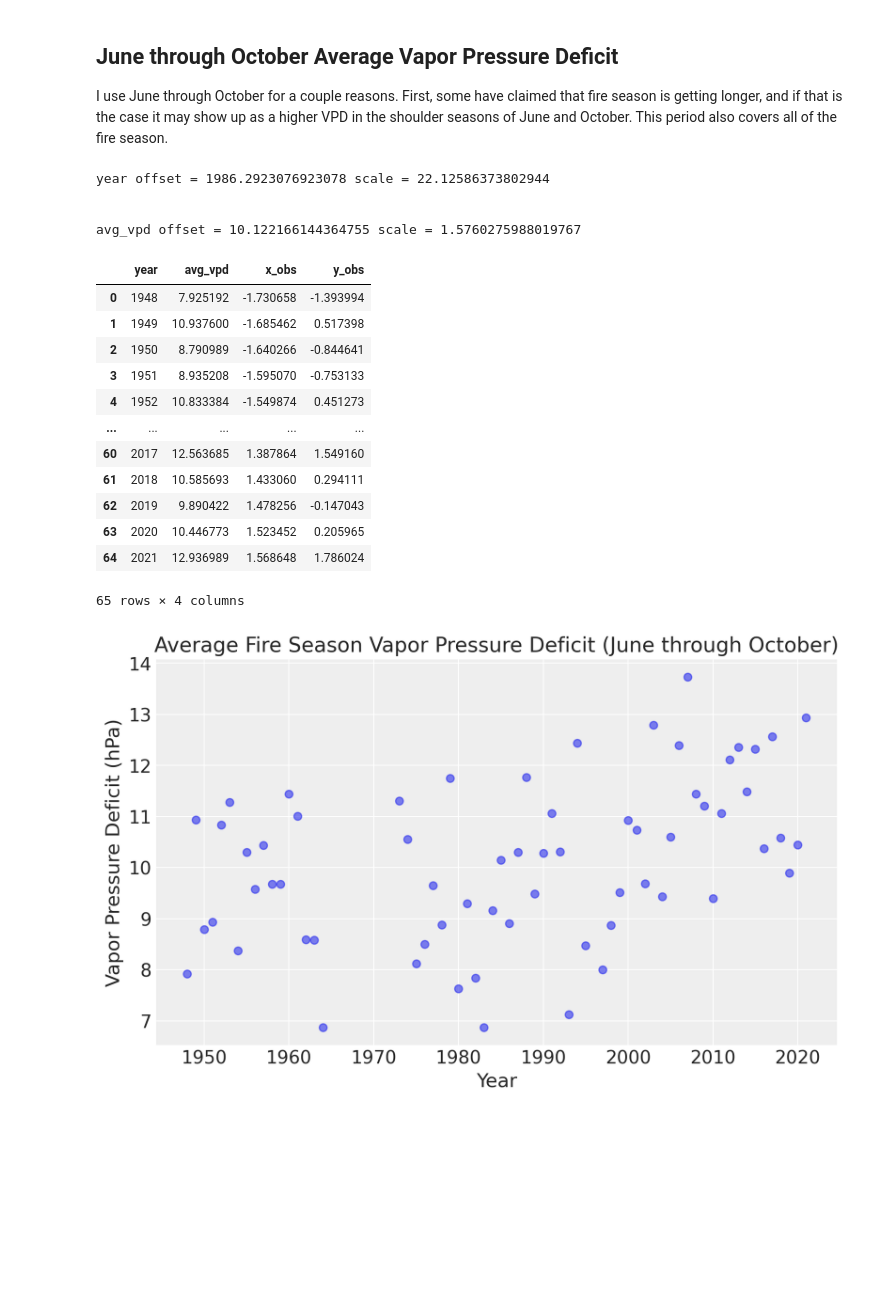
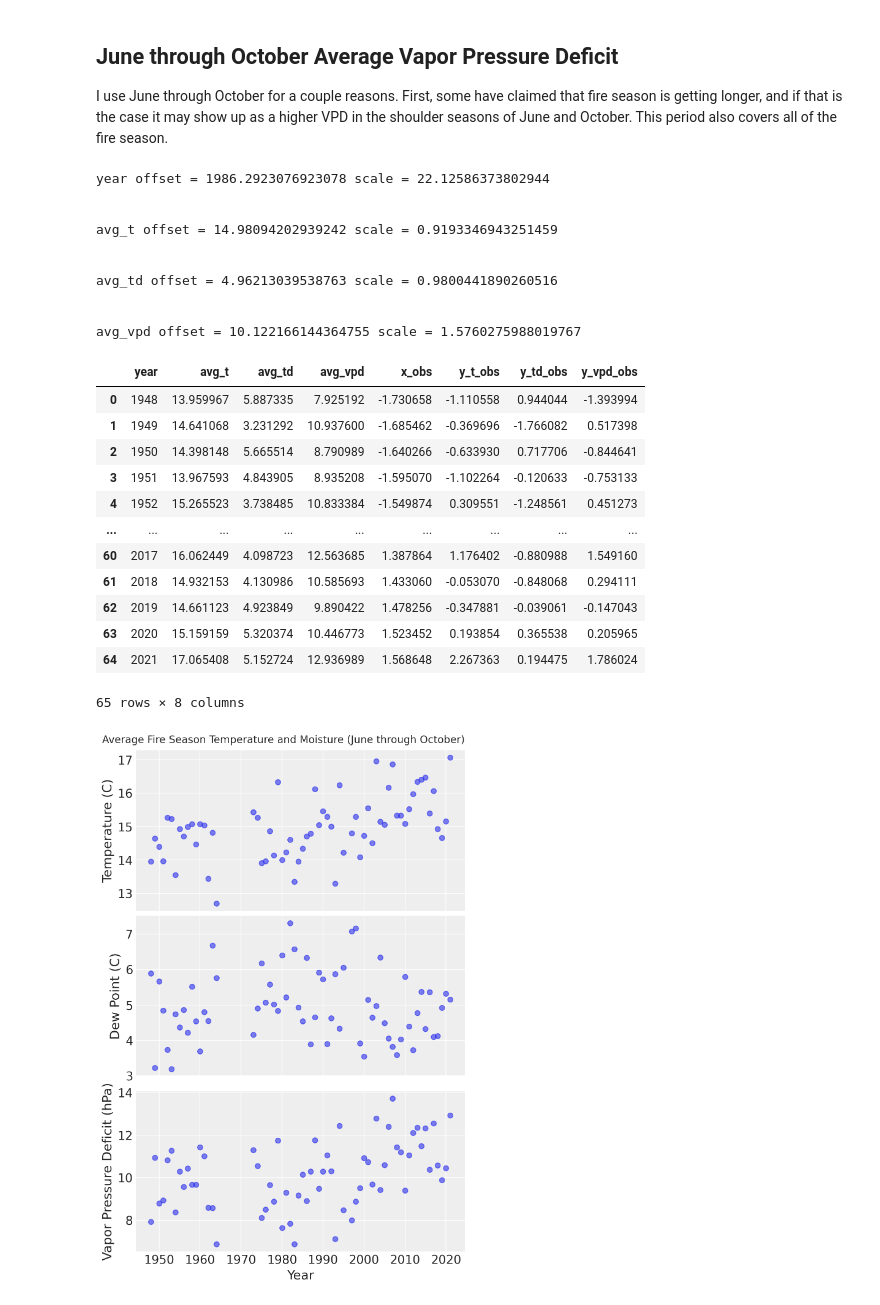
Before and after one commit to rnleach/bayes-trends, a Jupyter notebook: MissoulaLong.ipynb, the cells around one changed output. Saved outputs shown, nothing was run; the diff lists cells and outputs as text; code cells hidden in the pictures; blank space fills up the shorter version.

Commit message:
Added temperature and dew point.

```diff
--- a/MissoulaLong.ipynb
+++ b/MissoulaLong.ipynb
@@ -32,36 +32,51 @@ Connected to /home/ryan/programming/bayes-trends/default_archive/obs.db
 I use June through October for a couple reasons. First, some have claimed that fire season is getting longer, and if that is the case it may show up as a higher VPD in the shoulder seasons of June and October. This period also covers all of the fire season.
 # %%
 # Load the data
-data = get_monthly_average_vpd(arch, 'kmso', months=(6, 7, 8, 9, 10), starting=start, ending=end)
-df = pd.DataFrame(data, columns=["year", "avg_vpd"])
+data = get_monthly_average_data(arch, 'kmso', months=(6, 7, 8, 9, 10), starting=start, ending=end)
+df = pd.DataFrame(data, columns=["year", "avg_t", "avg_td", "avg_vpd"])
 
 x_norm, x_denorm = normalize_var(df, 'year', 'x_obs')
-y_norm, y_denorm = normalize_var(df, 'avg_vpd', 'y_obs')
+y_t_norm, y_t_denorm = normalize_var(df, 'avg_t', 'y_t_obs')
+y_td_norm, y_td_denorm = normalize_var(df, 'avg_td', 'y_td_obs')
+y_vpd_norm, y_vpd_denorm = normalize_var(df, 'avg_vpd', 'y_vpd_obs')
 
 df
 # %% [output]
 year offset = 1986.2923076923078 scale = 22.12586373802944
 
 
+avg_t offset = 14.98094202939242 scale = 0.9193346943251459
+
+
+avg_td offset = 4.96213039538763 scale = 0.9800441890260516
+
+
 avg_vpd offset = 10.122166144364755 scale = 1.5760275988019767
-|  | year | avg_vpd | x_obs | y_obs |
-| 0 | 1948 | 7.925192 | -1.730658 | -1.393994 |
-| 1 | 1949 | 10.937600 | -1.685462 | 0.517398 |
-| 2 | 1950 | 8.790989 | -1.640266 | -0.844641 |
-| 3 | 1951 | 8.935208 | -1.595070 | -0.753133 |
-| 4 | 1952 | 10.833384 | -1.549874 | 0.451273 |
-| ... | ... | ... | ... | ... |
-| 60 | 2017 | 12.563685 | 1.387864 | 1.549160 |
-| 61 | 2018 | 10.585693 | 1.433060 | 0.294111 |
-| 62 | 2019 | 9.890422 | 1.478256 | -0.147043 |
-| 63 | 2020 | 10.446773 | 1.523452 | 0.205965 |
-| 64 | 2021 | 12.936989 | 1.568648 | 1.786024 |
+|  | year | avg_t | avg_td | avg_vpd | x_obs | y_t_obs | y_td_obs | y_vpd_obs |
+| 0 | 1948 | 13.959967 | 5.887335 | 7.925192 | -1.730658 | -1.110558 | 0.944044 | -1.393994 |
+| 1 | 1949 | 14.641068 | 3.231292 | 10.937600 | -1.685462 | -0.369696 | -1.766082 | 0.517398 |
+| 2 | 1950 | 14.398148 | 5.665514 | 8.790989 | -1.640266 | -0.633930 | 0.717706 | -0.844641 |
+| 3 | 1951 | 13.967593 | 4.843905 | 8.935208 | -1.595070 | -1.102264 | -0.120633 | -0.753133 |
+| 4 | 1952 | 15.265523 | 3.738485 | 10.833384 | -1.549874 | 0.309551 | -1.248561 | 0.451273 |
+| ... | ... | ... | ... | ... | ... | ... | ... | ... |
+| 60 | 2017 | 16.062449 | 4.098723 | 12.563685 | 1.387864 | 1.176402 | -0.880988 | 1.549160 |
+| 61 | 2018 | 14.932153 | 4.130986 | 10.585693 | 1.433060 | -0.053070 | -0.848068 | 0.294111 |
+| 62 | 2019 | 14.661123 | 4.923849 | 9.890422 | 1.478256 | -0.347881 | -0.039061 | -0.147043 |
+| 63 | 2020 | 15.159159 | 5.320374 | 10.446773 | 1.523452 | 0.193854 | 0.365538 | 0.205965 |
+| 64 | 2021 | 17.065408 | 5.152724 | 12.936989 | 1.568648 | 2.267363 | 0.194475 | 1.786024 |
-65 rows × 4 columns
+65 rows × 8 columns
 # %%
-fig, ax = plt.subplots(1, 1, figsize=(8,5));
-ax.scatter(x_denorm(df['x_obs']), y_denorm(df['y_obs']), alpha=0.6);
-ax.set_ylabel('Vapor Pressure Deficit (hPa)');
-ax.set_xlabel('Year');
-ax.set_title('Average Fire Season Vapor Pressure Deficit (June through October)');
+fig, (ax_t, ax_td, ax_vpd) = plt.subplots(3, 1, sharex=True, figsize=(6,9));
+fig.suptitle('Average Fire Season Temperature and Moisture (June through October)');
+
+ax_t.scatter(x_denorm(df['x_obs']), y_t_denorm(df['y_t_obs']), alpha=0.6);
+ax_t.set_ylabel('Temperature (C)');
+
+ax_td.scatter(x_denorm(df['x_obs']), y_td_denorm(df['y_td_obs']), alpha=0.6);
+ax_td.set_ylabel('Dew Point (C)');
+
+ax_vpd.scatter(x_denorm(df['x_obs']), y_vpd_denorm(df['y_vpd_obs']), alpha=0.6);
+ax_vpd.set_ylabel('Vapor Pressure Deficit (hPa)');
+ax_vpd.set_xlabel('Year');
 # %% [output]
-[figure, old version]
+[figure, new version]
```
Also changed, not shown: parts of 18 cells of this notebook, 10 other files.
